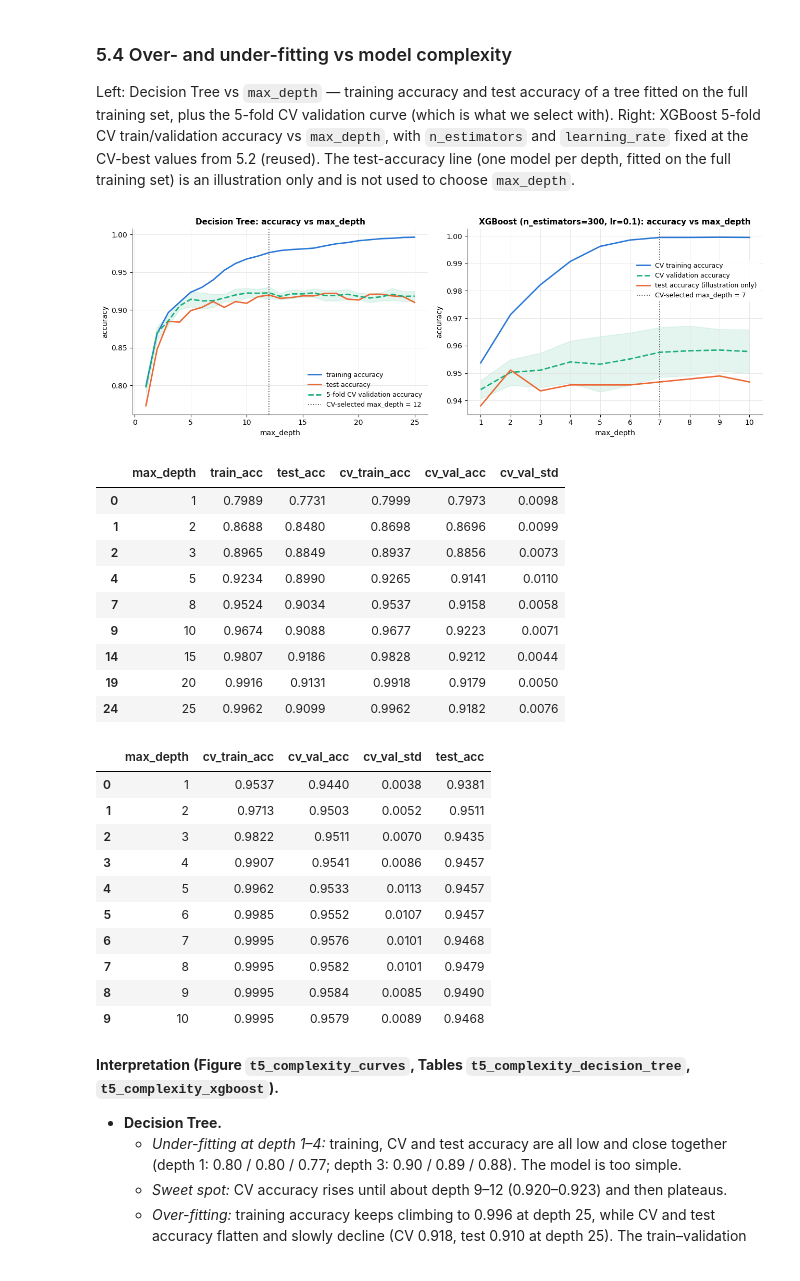
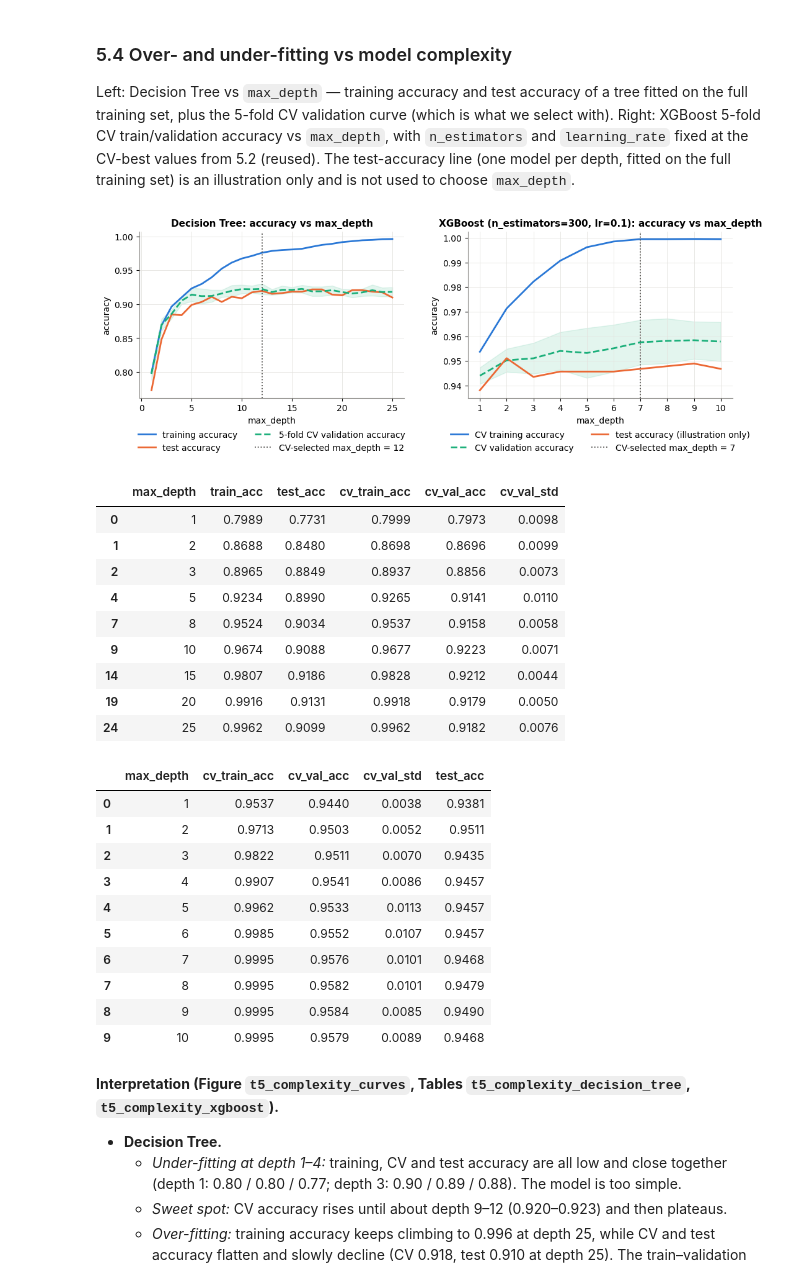
Before and after one commit to afel6/coe305-ml-project, a Jupyter notebook: notebook.ipynb, the cells around one changed output. Saved outputs shown, nothing was run; the diff lists cells and outputs as text; code cells hidden in the pictures.

```diff
--- a/notebook.ipynb
+++ b/notebook.ipynb
@@ -903,7 +903,7 @@ desc["skew_after_log1p"] = np.log1p(Xw).skew()
 t4_desc = save_table(desc.reset_index().rename(columns={"index": "feature"}), "t4_summary_statistics")
 display(t4_desc.round(2))
 
-fig, axes = plt.subplots(2, 6, figsize=(16, 5.5))
+fig, axes = plt.subplots(4, 3, figsize=(10, 8.6)); axes = axes.reshape(2, 6)    # raw spend in rows 1-2, log1p in rows 3-4
 for j, f in enumerate(SPEND):
     axes[0, j].hist(Xw[f], bins=30, color=PALETTE[0], edgecolor="white", linewidth=0.5)
     axes[0, j].set(title=f"{f}\nskew = {Xw[f].skew():.2f}", xlabel="annual spend (m.u.)")
@@ -1053,7 +1053,7 @@ KEY["T4 silhouette at chosen k (standardized)"] = t4_sweep.loc[t4_sweep.k == CHO
 
 pca2 = PCA(n_components=2, random_state=SEED).fit(Z_std)
 P = pca2.transform(Z_std)
-fig, axes = plt.subplots(1, 2, figsize=(13, 5.2))
+fig, axes = plt.subplots(2, 1, figsize=(10, 7))
 for ax, k in zip(axes, [CHOSEN_K, ALT_K]):
     m = km(k).fit(Z_std)
     C = pca2.transform(m.cluster_centers_)
@@ -1067,7 +1067,7 @@ for ax, k in zip(axes, [CHOSEN_K, ALT_K]):
     ax.set(xlabel=f"PC1 ({pca2.explained_variance_ratio_[0]:.0%} of variance)",
            ylabel=f"PC2 ({pca2.explained_variance_ratio_[1]:.0%} of variance)",
            title=f"K-Means k={k} on standardized features, shown in PCA(2)" + ("  [chosen]" if k == CHOSEN_K else "  [alternative]"))
-    ax.legend(fontsize=8, loc="upper right")
+    ax.legend(fontsize=9, loc="upper right")
 fig.tight_layout(); save_fig(fig, "t4_pca_clusters"); plt.show()
 # %% [output]
 candidates within 0.01 of best silhouette:
@@ -1409,37 +1409,37 @@ t5_cx_dt = save_table(pd.DataFrame({"max_depth": depths, "train_acc": tr_acc, "t
                       "t5_complexity_decision_tree")
 bx = t5_gs["XGBoost"].best_params_
 xd = list(range(1, 11))
 xtr, xva = validation_curve(xgb(n_estimators=bx["n_estimators"], learning_rate=bx["learning_rate"]), X_train, y_train,
                             param_name="max_depth", param_range=xd, cv=skf(5), n_jobs=N_JOBS)
 xte = [xgb(n_estimators=bx["n_estimators"], learning_rate=bx["learning_rate"], max_depth=d).fit(X_train, y_train)
        .score(X_test, y_test) for d in xd]       # illustration only: max_depth is chosen by CV, never by these values
 t5_cx_xgb = save_table(pd.DataFrame({"max_depth": xd, "cv_train_acc": xtr.mean(1), "cv_val_acc": xva.mean(1),
                                      "cv_val_std": xva.std(1, ddof=1), "test_acc": xte}), "t5_complexity_xgboost")
 
-fig, axes = plt.subplots(1, 2, figsize=(13, 4.5))
+fig, axes = plt.subplots(1, 2, figsize=(11, 4.2))
 ax = axes[0]
 ax.plot(depths, tr_acc, color=PALETTE[0], label="training accuracy")
 ax.plot(depths, te_acc, color=PALETTE[1], label="test accuracy")
 ax.plot(depths, vc_va.mean(1), color=PALETTE[2], ls="--", label="5-fold CV validation accuracy")
 ax.fill_between(depths, vc_va.mean(1) - vc_va.std(1), vc_va.mean(1) + vc_va.std(1), color=PALETTE[2], alpha=0.12)
 bd = t5_gs["Decision Tree"].best_params_["max_depth"]
 if bd is not None:
     ax.axvline(bd, ls=":", color=GRAY, lw=1.3, label=f"CV-selected max_depth = {bd}")
 ax.set(xlabel="max_depth", ylabel="accuracy", title="Decision Tree: accuracy vs max_depth")
-ax.legend(loc="lower right", fontsize=9)
+ax.legend(loc="upper center", bbox_to_anchor=(0.5, -0.15), ncol=2, fontsize=10)
 ax = axes[1]
 ax.plot(xd, xtr.mean(1), color=PALETTE[0], label="CV training accuracy")
 ax.plot(xd, xva.mean(1), color=PALETTE[2], ls="--", label="CV validation accuracy")
 ax.fill_between(xd, xva.mean(1) - xva.std(1), xva.mean(1) + xva.std(1), color=PALETTE[2], alpha=0.12)
 ax.plot(xd, xte, color=PALETTE[1], label="test accuracy (illustration only)")
 ax.axvline(bx["max_depth"], ls=":", color=GRAY, lw=1.3, label=f"CV-selected max_depth = {bx['max_depth']}")
 ax.set(xlabel="max_depth", ylabel="accuracy", xticks=xd,
        title=f"XGBoost (n_estimators={bx['n_estimators']}, lr={bx['learning_rate']}): accuracy vs max_depth")
-ax.legend(loc="center right", bbox_to_anchor=(1, 0.72), fontsize=9, frameon=True, framealpha=0.9, edgecolor="none")
+ax.legend(loc="upper center", bbox_to_anchor=(0.5, -0.15), ncol=2, fontsize=10, frameon=True, framealpha=0.9, edgecolor="none")
 fig.tight_layout(); save_fig(fig, "t5_complexity_curves"); plt.show()
 display(t5_cx_dt.iloc[[0, 1, 2, 4, 7, 9, 14, 19, 24]].round(4)); display(t5_cx_xgb.round(4))
 # %% [output]
-[figure, old version]
+[figure, new version]
 |  | max_depth | train_acc | test_acc | cv_train_acc | cv_val_acc | cv_val_std |
 | 0 | 1 | 0.7989 | 0.7731 | 0.7999 | 0.7973 | 0.0098 |
 | 1 | 2 | 0.8688 | 0.8480 | 0.8698 | 0.8696 | 0.0099 |
```
Also changed, not shown: parts of 17 cells of this notebook, 14 other files.
